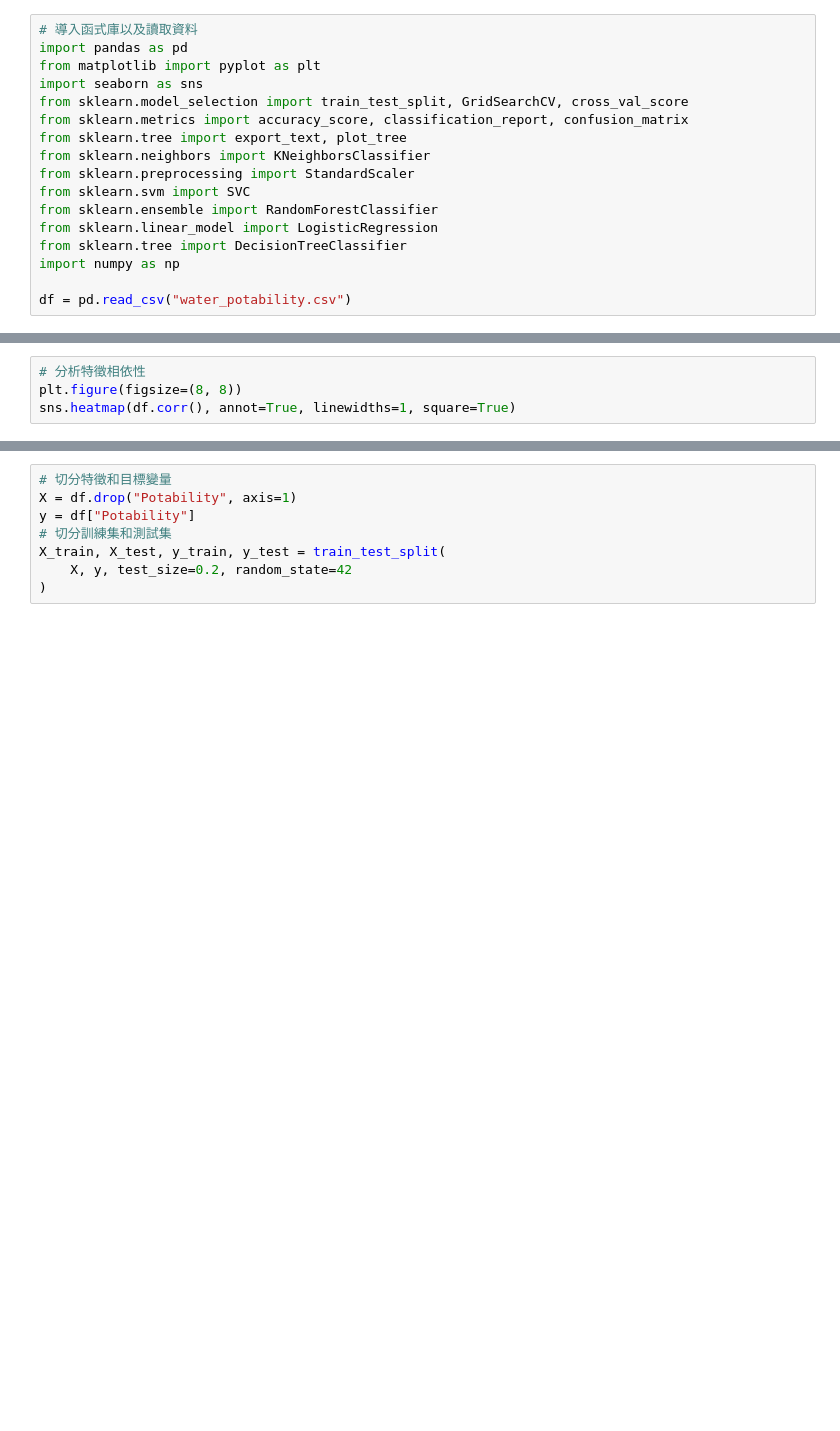
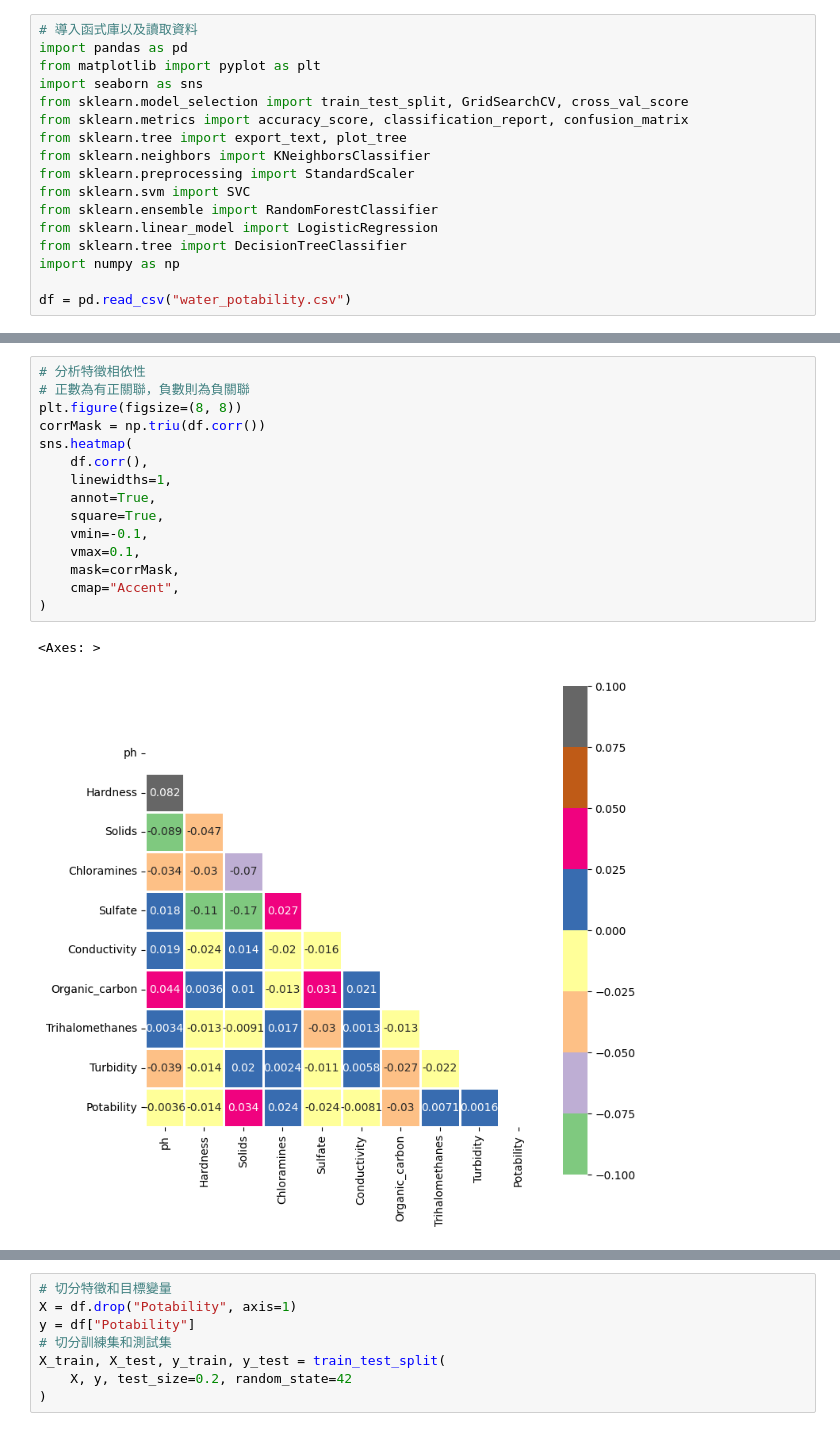
Before and after one commit to Log20/Water_potability, a Jupyter notebook: water_potability.ipynb, the cells around one changed output, grey strips where cells are left out. Drawn from its saved outputs; the diff is of its cells as text; blank space fills up the shorter version.

Commit message:
restructure heatmap

```diff
--- a/water_potability.ipynb
+++ b/water_potability.ipynb
@@ -22,7 +24,21 @@ plt.show()
 # %%
 # 分析特徵相依性
+# 正數為有正關聯，負數則為負關聯
 plt.figure(figsize=(8, 8))
-sns.heatmap(df.corr(), annot=True, linewidths=1, square=True)
+corrMask = np.triu(df.corr())
+sns.heatmap(
+    df.corr(),
+    linewidths=1,
+    annot=True,
+    square=True,
+    vmin=-0.1,
+    vmax=0.1,
+    mask=corrMask,
+    cmap="Accent",
+)
+# %% [output]
+<Axes: >
+[figure, added]
 # %%
 # 填補空缺值
 empty = df.columns[df.isna().any()].tolist()
```
Also changed, not shown: parts of 3 cells of this notebook.
